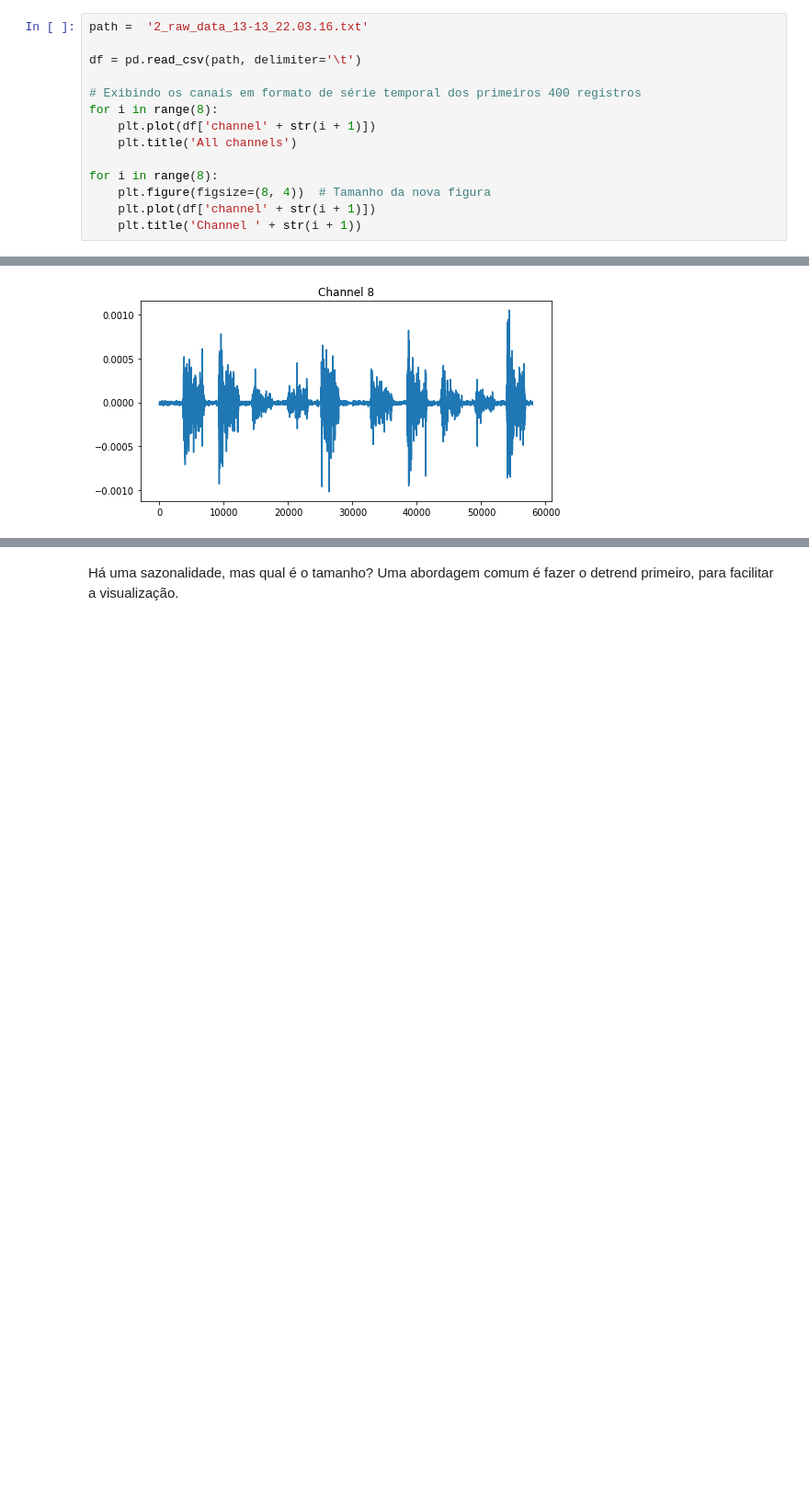
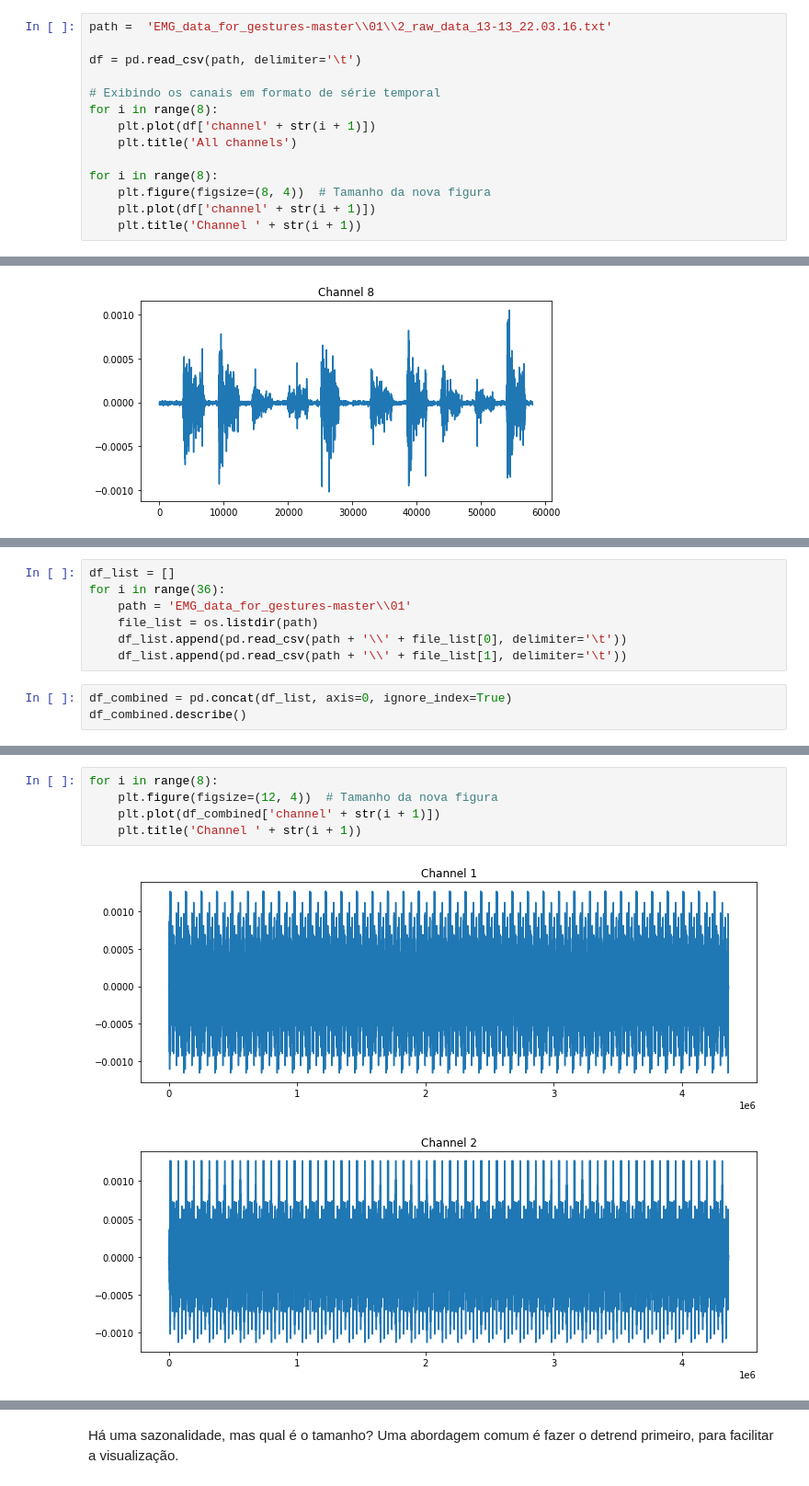
Before and after one commit to flaviosalles3/aprendizado-de-maquina-para-series-temporais, a Jupyter notebook: main.ipynb, the cells around one changed output, grey strips where cells are left out. Shown: that part at 92% size. Drawn from its saved outputs; the diff is of its cells as text; blank space fills up the shorter version.

```diff
--- a/main.ipynb
+++ b/main.ipynb
@@ -7,9 +27,9 @@ import pandas as pd
 # %%
-path =  '2_raw_data_13-13_22.03.16.txt'
+path =  'EMG_data_for_gestures-master\\01\\2_raw_data_13-13_22.03.16.txt'
 
 df = pd.read_csv(path, delimiter='\t')
 
-# Exibindo os canais em formato de série temporal dos primeiros 400 registros
+# Exibindo os canais em formato de série temporal
 for i in range(8):
     plt.plot(df['channel' + str(i + 1)])
     plt.title('All channels')
@@ -30,0 +53,10 @@ for i in range(8):
+# %%
+df_list = []
+for i in range(36):
+    path = 'EMG_data_for_gestures-master\\01'
+    file_list = os.listdir(path)
+    df_list.append(pd.read_csv(path + '\\' + file_list[0], delimiter='\t'))
+    df_list.append(pd.read_csv(path + '\\' + file_list[1], delimiter='\t'))
+# %%
+df_combined = pd.concat(df_list, axis=0, ignore_index=True)
+df_combined.describe()
@@ -30,0 +73,8 @@ for i in range(8):
+# %%
+for i in range(8):
+    plt.figure(figsize=(12, 4))  # Tamanho da nova figura
+    plt.plot(df_combined['channel' + str(i + 1)])
+    plt.title('Channel ' + str(i + 1))
+# %% [output]
+[figure, added]
+[figure, added]
```
Also changed, not shown: parts of 10 cells of this notebook.
